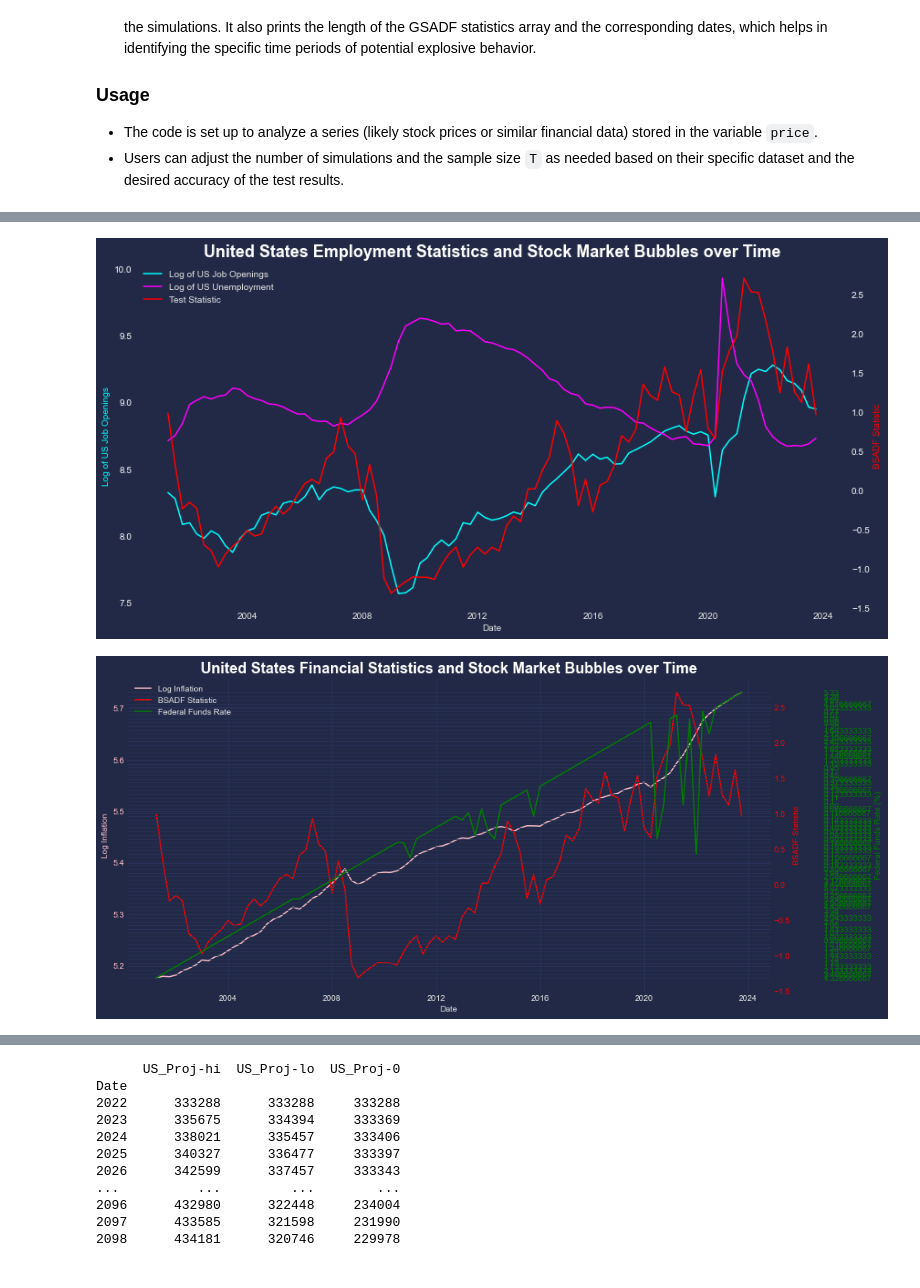
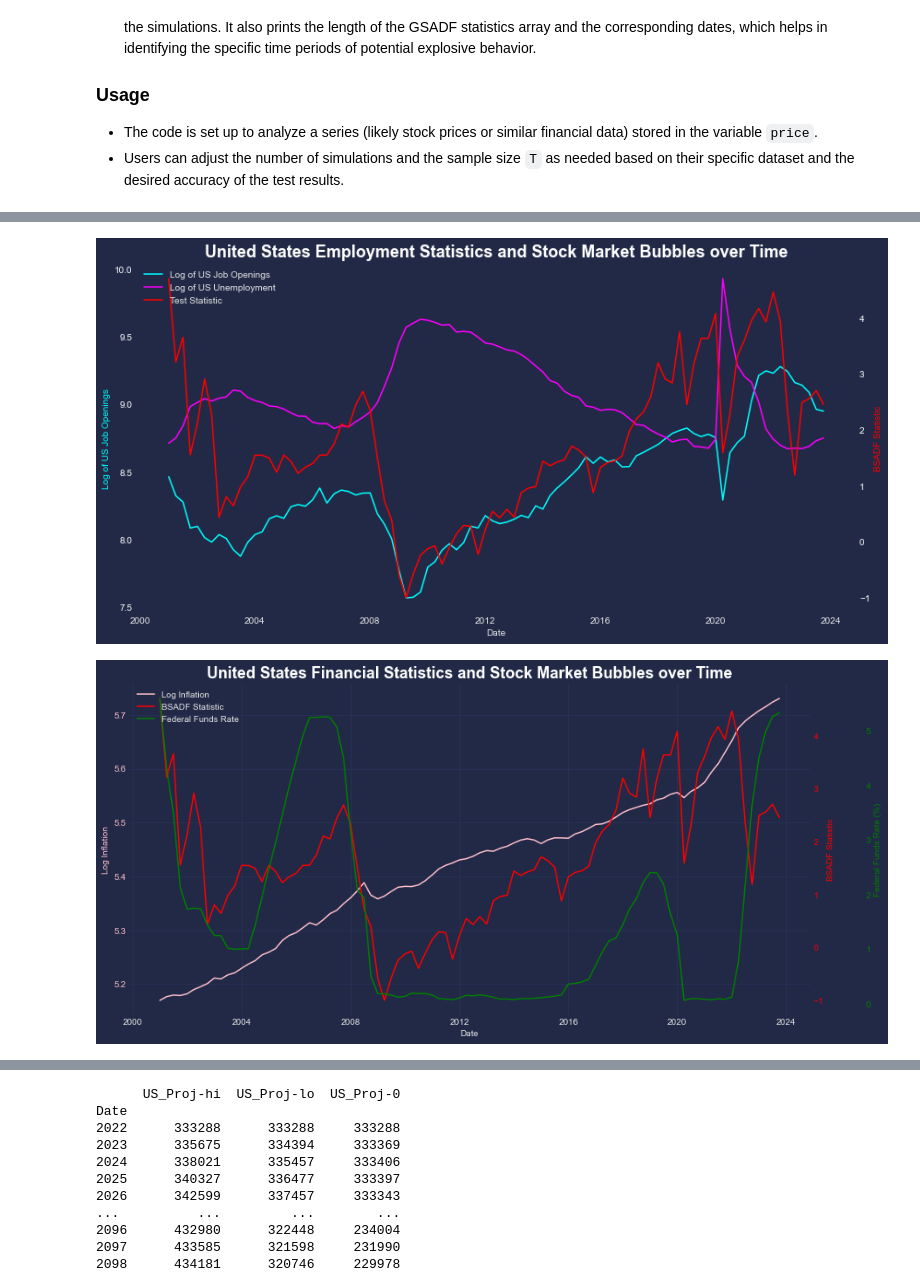
Before and after one commit to Philip-Lacava/Asset-Price-Bubble-Detection, a Jupyter notebook: Bubble Model 3.ipynb, the cells around one changed output, grey strips where cells are left out. Cells and saved outputs as stored; diff of their text form; code cells hidden in the pictures.

```diff
--- a/Bubble Model 3.ipynb
+++ b/Bubble Model 3.ipynb
@@ -129,11 +65,10 @@ gdp_series_id = country.loc[country['Country'] == select, 'GDP_SeriesID'].values
 title = country.loc[country['Country'] == select, 'Country'].values[0]
 
 # Assuming 'df' contains columns like 'DATE' and many GDP series
-df = df[['DATE', gdp_series_id, 'USE' , 'USJO', 'USU', 'USP', 'FFR', 'Inflation']]#, 'USJO' ,'USU']]  # Selecting DATE and the specific GDP series column
+df = df[['DATE', gdp_series_id,'USJO', 'USE', 'USU', 'USP', 'FFR', 'Inflation', 'DJIA']] # Selecting DATE and the specific GDP series column
 df = df.rename(columns={gdp_series_id: 'GDP'})  # Rename the GDP series column
 
 # Clean up data
-df = df.dropna()
 
 print(df)
 # %% [output]
@@ -318,6 +193,10 @@ The provided Python code implements the SADF and GSADF tests to detect explosive
 
 - The code is set up to analyze a series (likely stock prices or similar financial data) stored in the variable `price`.
 - Users can adjust the number of simulations and the sample size `T` as needed based on their specific dataset and the desired accuracy of the test results.
+# %%
+merged_df = df
+T = len(merged_df)
+price = merged_df['DJIA']
 # %%
 # Initial settings for the SADF test window
 r0 = 0.01 + 1.8 / np.sqrt(T)
@@ -425,5 +301,0 @@ Length of badfs: 133
-# %%
-merged_df = merged_df.drop(columns=['Date'])
-
-# Display the DataFrame to verify the column has been removed
-print(merged_df)
@@ -448,5 +302,4 @@ print(merged_df)
 # %%
-
 def add_transformations(df, columns):
     """
     Add log, first difference, and log difference transformations to specified columns.
@@ -463,10 +316,10 @@ def add_transformations(df, columns):
         df[f'Log_{col}'] = np.log(df[col])
 
         # Calculate first difference of the column
-        df[f'{col}_Diff'] = df[col].diff()
+        #df[f'{col}_Diff'] = df[col].diff()
 
         # Calculate first difference of the log of the column
-        df[f'Log_{col}_Diff'] = df[f'Log_{col}'].diff()
+        #df[f'Log_{col}_Diff'] = df[f'Log_{col}'].diff()
 
     # Drop the initial NaN values resulting from differencing
     df = df.dropna()
@@ -474,11 +327,10 @@ def add_transformations(df, columns):
     return df
 
 # Define the columns you want to transform
-columns_to_transform = ['GDP', 'Price', 'USE', 'USJO', 'USU', 'USP', 'Inflation']
+columns_to_transform = ['GDP', 'DJIA','USJO', 'USU', 'USP', 'Inflation']
 
 # Apply the transformations
 merged_df.set_index('DATE', inplace=True)
+merged_df = merged_df.apply(pd.to_numeric, errors='coerce')
+
 merged_df = add_transformations(merged_df, columns_to_transform)
-
-# Display the resulting merged DataFrame
-merged_df
@@ -718,7 +551,7 @@ plt.savefig(f'/Users/philiplacava/Desktop/Asset-Price-Bubble-Detection/results/{
 # Show the plot
 plt.show()
 # %% [output]
-[figure, old version]
+[figure, new version]
 # %%
 import matplotlib.pyplot as plt
 
@@ -733,36 +566,37 @@ ax1.plot(merged_df.index, merged_df['Log_Inflation'], label='Log Inflation', col
 ax1.set_xlabel('Date')
 ax1.set_ylabel('Log Inflation', color=color_inflation)
 ax1.tick_params(axis='y', colors=color_inflation)
-ax1.grid(True)  # Enable or disable gridlines based on your preference
+ax1.grid(True)
 
 # Create a second y-axis for the BSADF Statistic data
 ax2 = ax1.twinx()
 ax2.plot(merged_df.index, merged_df['GSADF_Stat'], label='BSADF Statistic', color=color_bsadf_stat)
 ax2.set_ylabel('BSADF Statistic', color=color_bsadf_stat)
 ax2.tick_params(axis='y', colors=color_bsadf_stat)
 ax2.grid(False)  # Disable gridlines for the secondary axis
 
 # Create a third y-axis for the Federal Funds Rate data
 ax3 = ax1.twinx()
 ax3.spines['right'].set_position(('outward', 60))  # Offset the third axis to the right
 ax3.plot(merged_df.index, merged_df['FFR'], label='Federal Funds Rate', color=color_FFR)
 ax3.set_ylabel('Federal Funds Rate (%)', color=color_FFR)
 ax3.tick_params(axis='y', colors=color_FFR)
+ax3.grid(False)
 
 # Title and legend handling
 plt.title(f'{select} Financial Statistics and Stock Market Bubbles over Time', color= axis_color, fontsize=18, fontweight='bold')
 lines, labels = ax1.get_legend_handles_labels()
 lines2, labels2 = ax2.get_legend_handles_labels()
 lines3, labels3 = ax3.get_legend_handles_labels()
 ax3.legend(lines + lines2 + lines3, labels + labels2 + labels3, loc='upper left')  # Adjust location as needed
 
 # Save the plot to the specified directory and file
 plt.savefig(f'/Users/philiplacava/Desktop/Asset-Price-Bubble-Detection/results/{select}_FFR_Inflation_Stat.jpeg', format='jpeg')
 
 # Show the plot
 plt.show()
 # %% [output]
-[figure, old version]
+[figure, new version]
 # %%
 # Create a figure and a set of subplots with the desired size
 fig, ax1 = plt.subplots(figsize=(14, 7))
```
Also changed, not shown: parts of 47 cells of this notebook, 42 other files.
